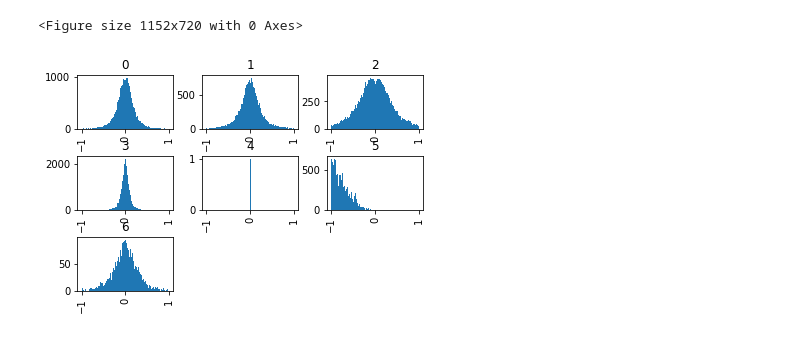
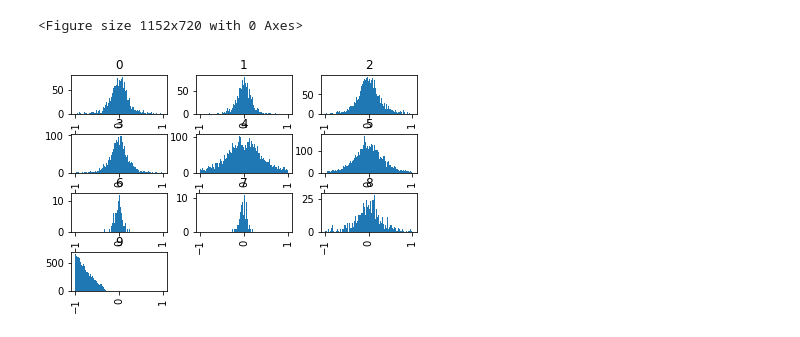
Before and after one commit to chipsneutrino/chips-net, a Jupyter notebook: test.ipynb, the cells around one changed output. Cells and saved outputs as stored; diff of their text form; code cells hidden in the pictures.

```diff
--- a/test.ipynb
+++ b/test.ipynb
@@ -21,8 +47,8 @@ labels, predictions = evaluators.predict(data_loader.test_data(), model)
 # %%
 import matplotlib.pyplot as plt
 plt.figure(figsize=(16,10))
-labels.hist(column='dirTheta', by='type', bins=100, range=[-1,1])
+evaluator.labels.hist(column='true_dirTheta', by='true_category', bins=100, range=[-1,1])
 plt.show()
 # %% [output]
 <Figure size 1152x720 with 0 Axes>
-[figure, old version]
+[figure, new version]
```
Also changed, not shown: parts of 22 cells of this notebook, 11 other files.
